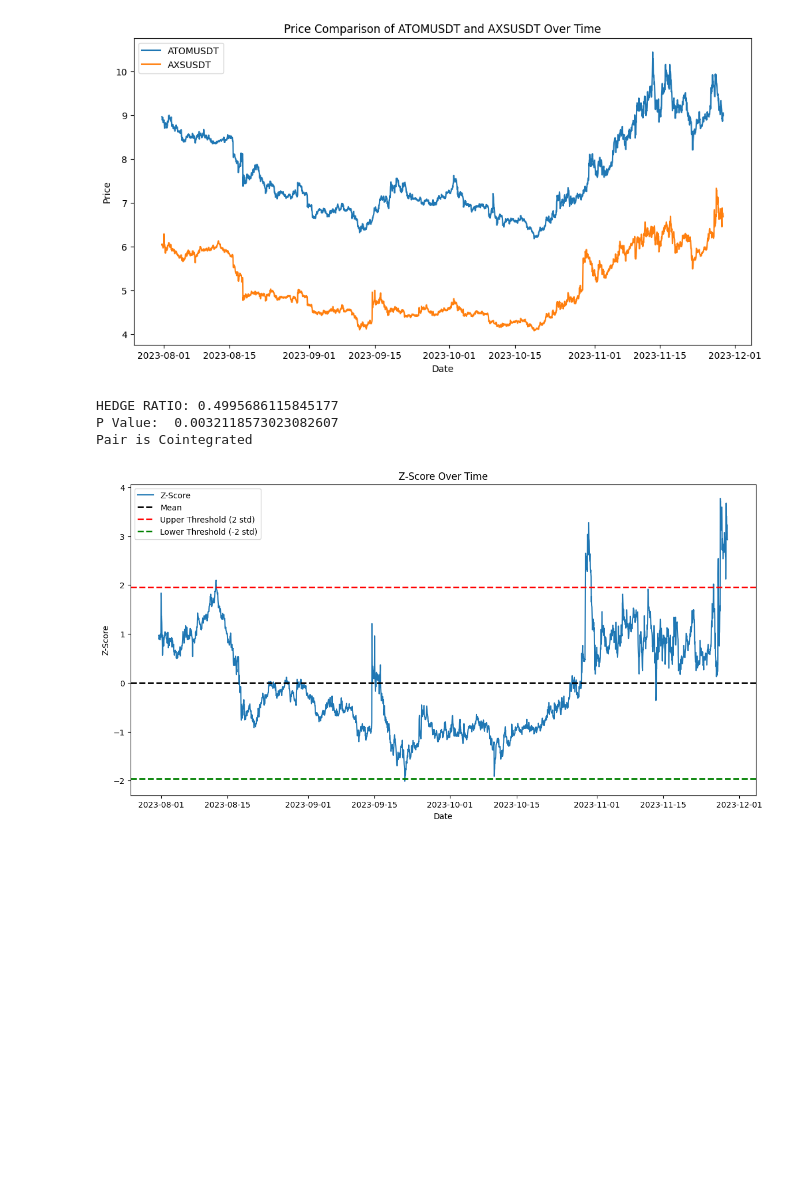
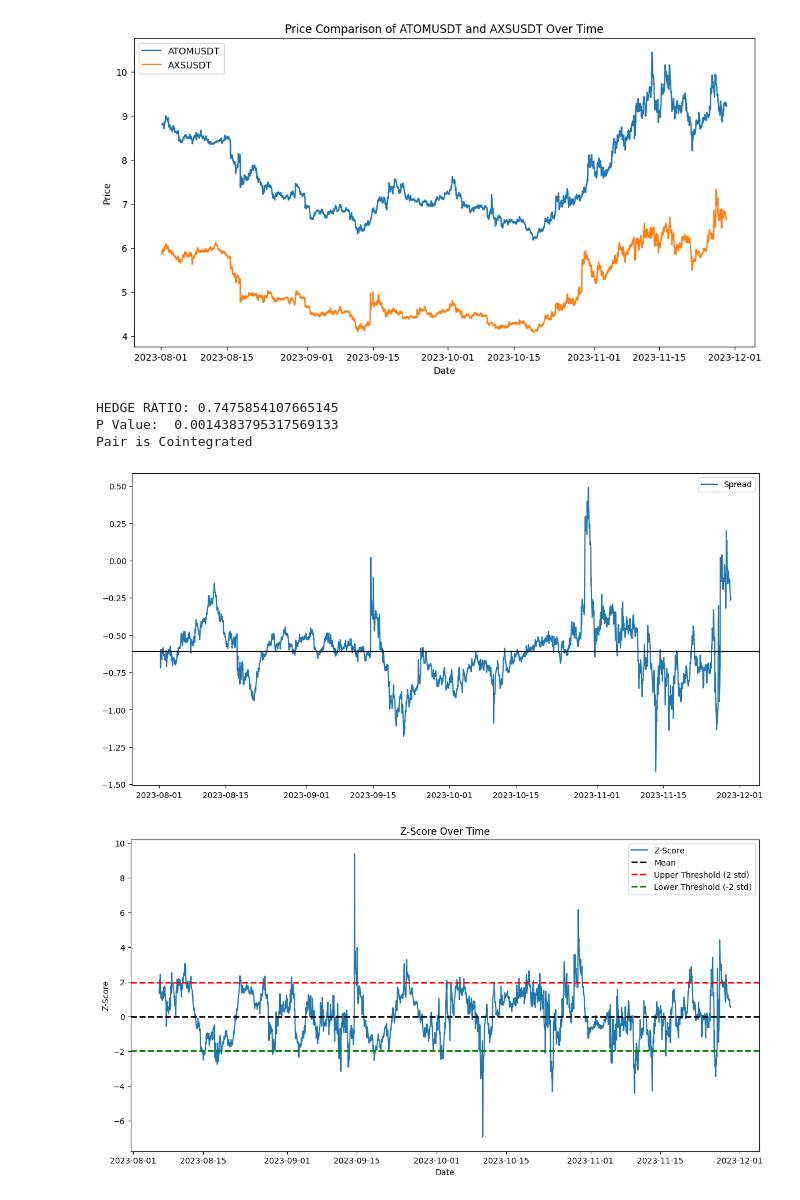
Before and after one commit to atlas-finance-io/atlas_trade, a Jupyter notebook: src/notebooks/cointegration_check.ipynb, the cells around one changed output. Cells and saved outputs as stored; diff of their text form; code cells hidden in the pictures; blank space fills up the shorter version.

```diff
--- a/src/notebooks/cointegration_check.ipynb
+++ b/src/notebooks/cointegration_check.ipynb
@@ -50,7 +50,7 @@ def fetch_prices(binance, symbol_one, symbol_two, look_back_days):
     return df_final
 
 
-def check_cointegration(prices, symbol_one, symbol_two, hedge_lookback):
+def check_cointegration(prices, symbol_one, symbol_two, hedge_lookback, zscore_window):
 
     # ========================== Visualize Prices  ==============================
 
@@ -80,6 +80,7 @@ def check_cointegration(prices, symbol_one, symbol_two, hedge_lookback):
     recent_prices = prices.tail(hedge_lookback)
 
 
+
     X_with_const = sm.add_constant(recent_prices[symbol_one])
 
     # Perform regression to find hedge ratio using the recent data
@@ -88,13 +89,16 @@ def check_cointegration(prices, symbol_one, symbol_two, hedge_lookback):
 
     print(f"HEDGE RATIO: {hedge_ratio}")
 
-    # Calculate the spread
-    prices['spread'] = prices[symbol_two] - hedge_ratio * prices[symbol_one]
+    prices['calculated_spread'] = prices[symbol_two] - \
+            hedge_ratio * prices[symbol_one]
 
-    # Calculate the z-score of the spread
-    spread_mean = prices['spread'].mean()
-    spread_std = prices['spread'].std()
-    prices['z_score'] = (prices['spread'] - spread_mean) / spread_std
+    # Calculate the rolling mean, standard deviation, and z-score
+    prices['rolling_mean_spread'] = prices['calculated_spread'].rolling(
+        window=zscore_window).mean()
+    prices['rolling_std_spread'] = prices['calculated_spread'].rolling(
+        window=zscore_window).std()
+    prices['z_score'] = (prices['calculated_spread'] -
+                        prices['rolling_mean_spread']) / prices['rolling_std_spread']
 
     # ========================== Cointegration Check with Engle-Granger  ==============================
 
@@ -118,7 +122,13 @@ def check_cointegration(prices, symbol_one, symbol_two, hedge_lookback):
         return False
 
     # ========================== Stationary Check with Augmented Dickey Fuller ==============================
-    adf_result = adfuller(prices['spread'])
+    adf_result = adfuller(prices['calculated_spread'])
+
+    # Plot the z_score
+    plt.figure(figsize=(14, 7))
+    plt.plot(prices.index, prices['calculated_spread'], label='Calculated Spread')
+    plt.axhline(prices['calculated_spread'].mean(), color='black')
+    plt.legend(['Spread']);
 
     # Plot the z_score
     plt.figure(figsize=(14, 7))
@@ -156,35 +166,36 @@ symbol_two =  "AXSUSDT"
 # Set up exchange connection
 binance = ccxt.binance()
 
 # Fetch prices
 prices = fetch_prices(binance, symbol_one, symbol_two, 120)
 
 # Convert timestamps to datetime format and set as index
 prices['time'] = pd.to_datetime(prices['timestamp'], unit='ms')
 prices.set_index('time', inplace=True)
 
 
 # Check if the series are cointegrated
-cointegrated = check_cointegration(prices, symbol_one, symbol_two, hedge_lookback = 500)
+cointegrated = check_cointegration(prices, symbol_one, symbol_two, hedge_lookback = 2880, zscore_window = 120)
 
 # If cointegrated, we can move on to determine suitable z-score thresholds
 # These would typically be determined based on historical data and the desired frequency of trading signals
 if cointegrated:
     # Analyze the historical distribution of the z-score
     mean_z_score = prices['z_score'].mean()
     std_z_score = prices['z_score'].std()
 
     # Example thresholds for entry and exit
     entry_threshold = mean_z_score + std_z_score
     exit_threshold = mean_z_score
 
     print(f"Mean z-score: {mean_z_score}")
     print(f"Standard deviation of z-score: {std_z_score}")
     print(f"Entry Threshold: {entry_threshold}")
     print(f"Exit Threshold: {exit_threshold}")
 # %% [output]
-[figure, old version]
+[figure, new version]
-HEDGE RATIO: 0.4995686115845177
-P Value:  0.0032118573023082607
+HEDGE RATIO: 0.7475854107665145
+P Value:  0.0014383795317569133
 Pair is Cointegrated
-[figure, old version]
+[figure, new version]
+[figure, added]
```
Also changed, not shown: parts of 1 cell of this notebook, 11 other files.
